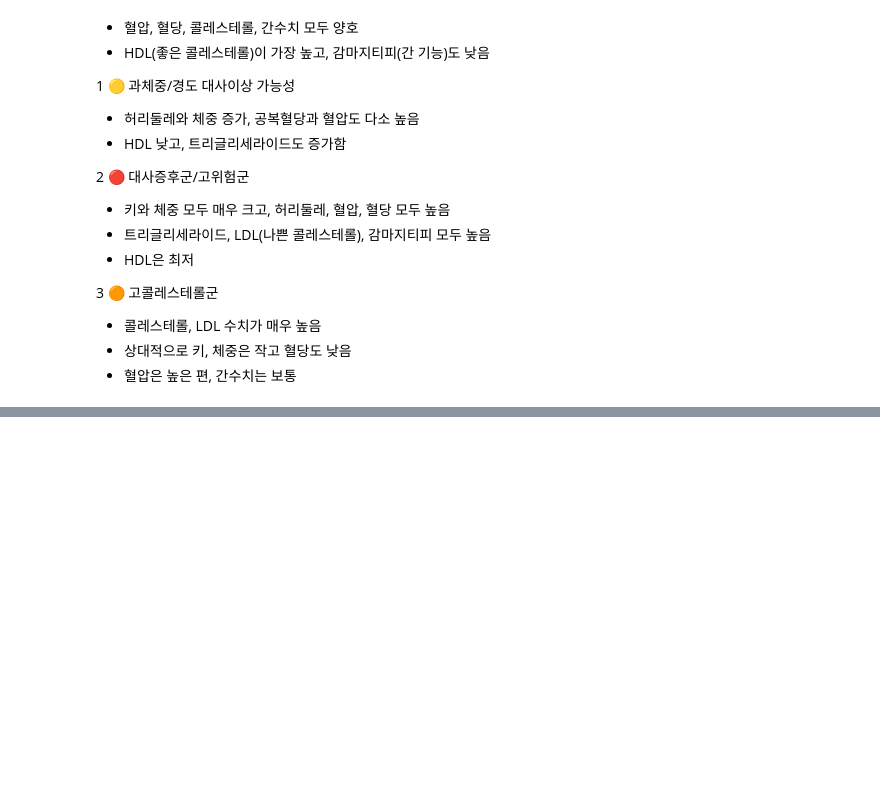
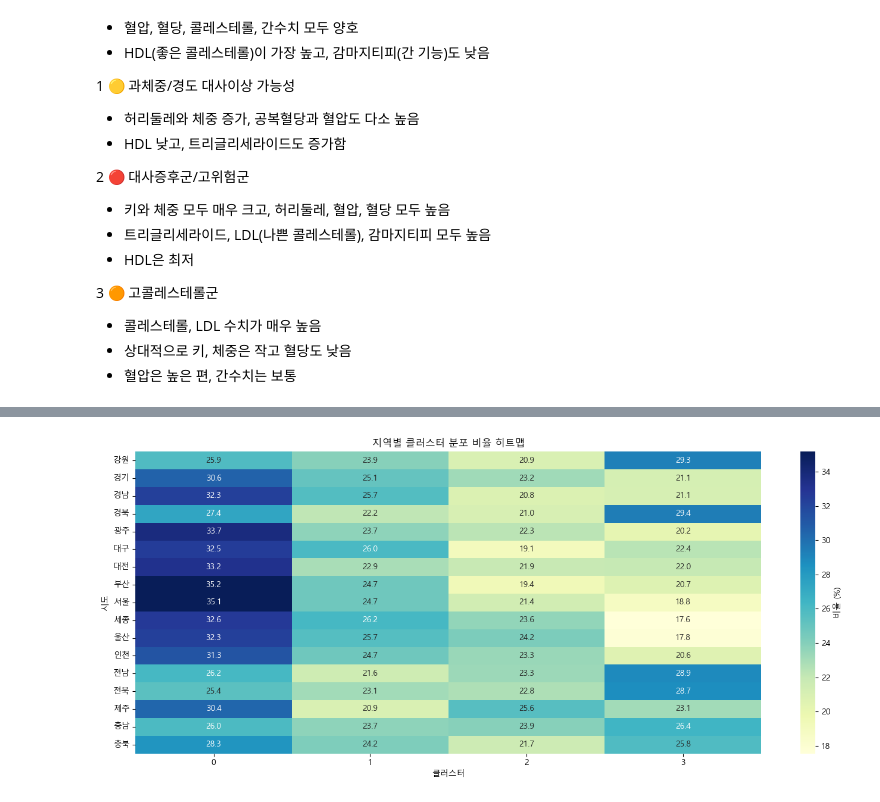
Before and after one commit to HSU-BigdataProgramming/cholesterol-prediction-nhis, a Jupyter notebook: KMeans.ipynb, the cells around one changed output, grey strips where cells are left out. Drawn from its saved outputs; the diff is of its cells as text; code cells hidden in the pictures; blank space fills up the shorter version.

```diff
--- a/KMeans.ipynb
+++ b/KMeans.ipynb
@@ -144,0 +189,17 @@ print(disease_summary_df)
+# %%
+import seaborn as sns
+import matplotlib.pyplot as plt
+
+# 1. 절대값 → 비율(%)로 변환
+region_cluster_percent = region_cluster_counts.div(region_cluster_counts.sum(axis=1), axis=0) * 100
+
+# 2. 히트맵 시각화
+plt.figure(figsize=(14, 6))
+sns.heatmap(region_cluster_percent, annot=True, fmt=".1f", cmap="YlGnBu", cbar_kws={'label': '비율 (%)'})
+plt.title("지역별 클러스터 분포 비율 히트맵")
+plt.xlabel("클러스터")
+plt.ylabel("시도")
+plt.tight_layout()
+plt.show()
+# %% [output]
+[figure, added]
```
Also changed, not shown: parts of 5 cells of this notebook.
